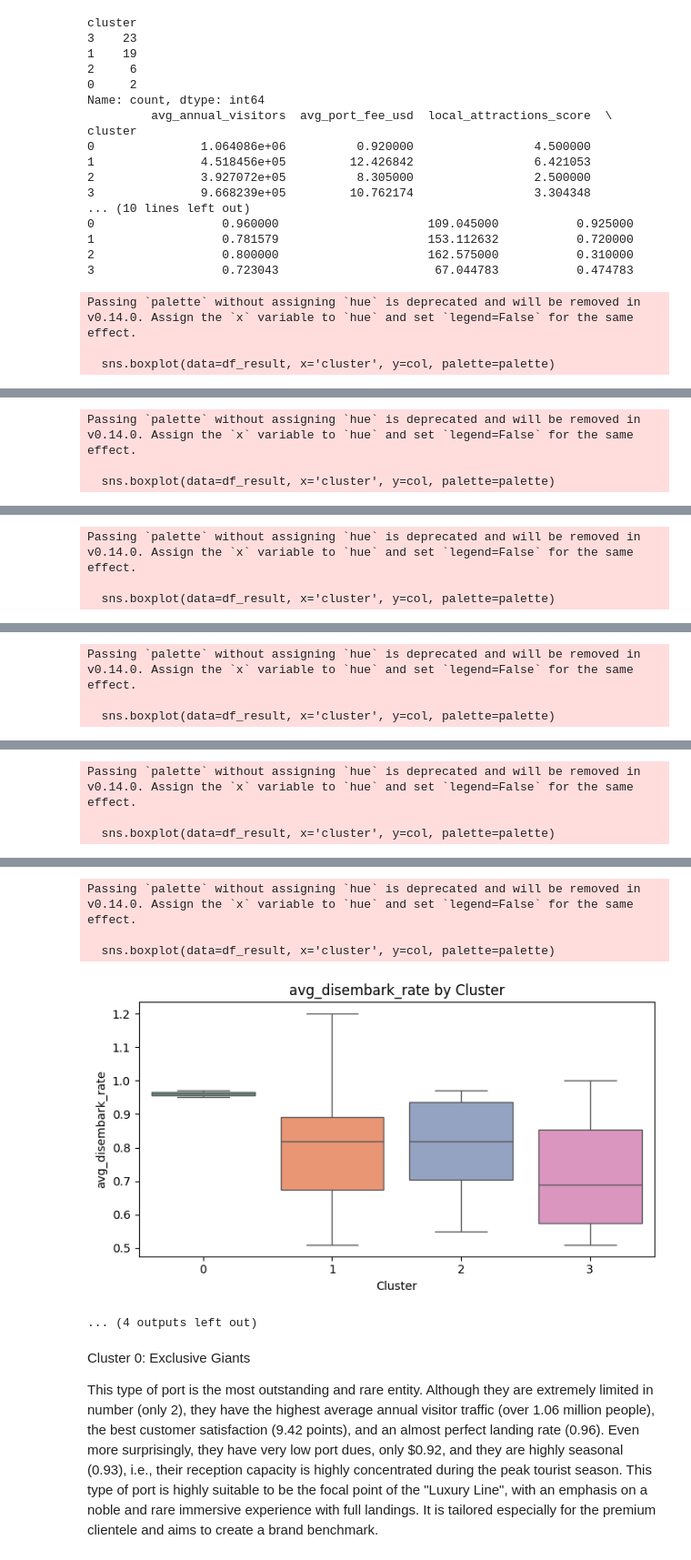
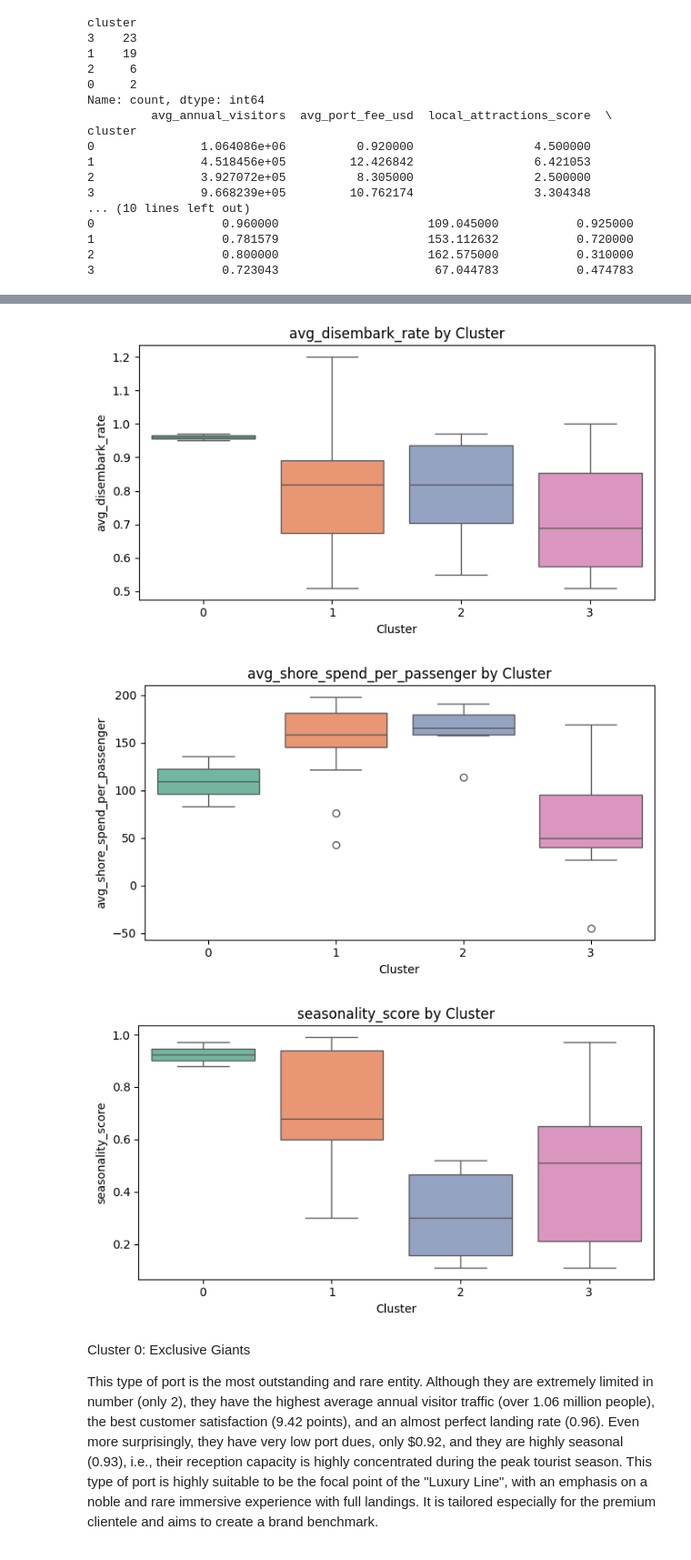
Before and after one commit to CYXNBNBNB/AD654-Sp25A3-Project, a Jupyter notebook: 89.ipynb, the cells around one changed output, grey strips where cells are left out. Shown: that part at 91% size. Cells and saved outputs as stored; diff of their text form; code cells hidden in the pictures.

```diff
--- a/89.ipynb
+++ b/89.ipynb
@@ -119,45 +119,27 @@ cluster
 # %%
 import seaborn as sns
 import matplotlib.pyplot as plt
 
-# 可选调色板（也可以删去 palette 参数）
 palette = 'Set2'
 
-# 分别绘制每个特征在各聚类下的分布图
 for col in numeric_cols:
     plt.figure(figsize=(7, 4))
-    sns.boxplot(data=df_result, x='cluster', y=col, palette=palette)
+    sns.boxplot(data=df_result, x='cluster', y=col, hue='cluster', palette=palette)
     plt.title(f'{col} by Cluster')
     plt.xlabel('Cluster')
     plt.ylabel(col)
+    plt.legend().remove()
     plt.tight_layout()
     plt.show()
 # %% [output]
-Passing `palette` without assigning `hue` is deprecated and will be removed in v0.14.0. Assign the `x` variable to `hue` and set `legend=False` for the same effect.
-
-  sns.boxplot(data=df_result, x='cluster', y=col, palette=palette)
 [figure]
-Passing `palette` without assigning `hue` is deprecated and will be removed in v0.14.0. Assign the `x` variable to `hue` and set `legend=False` for the same effect.
-
-  sns.boxplot(data=df_result, x='cluster', y=col, palette=palette)
 [figure]
-Passing `palette` without assigning `hue` is deprecated and will be removed in v0.14.0. Assign the `x` variable to `hue` and set `legend=False` for the same effect.
-
-  sns.boxplot(data=df_result, x='cluster', y=col, palette=palette)
 [figure]
-Passing `palette` without assigning `hue` is deprecated and will be removed in v0.14.0. Assign the `x` variable to `hue` and set `legend=False` for the same effect.
-
-  sns.boxplot(data=df_result, x='cluster', y=col, palette=palette)
 [figure]
-Passing `palette` without assigning `hue` is deprecated and will be removed in v0.14.0. Assign the `x` variable to `hue` and set `legend=False` for the same effect.
-
-  sns.boxplot(data=df_result, x='cluster', y=col, palette=palette)
 [figure]
-Passing `palette` without assigning `hue` is deprecated and will be removed in v0.14.0. Assign the `x` variable to `hue` and set `legend=False` for the same effect.
-
-  sns.boxplot(data=df_result, x='cluster', y=col, palette=palette)
 [figure]
-... (4 outputs left out)
+[figure, added]
+[figure, added]
 # %% [markdown]
 Cluster 0: Exclusive Giants
 
```
